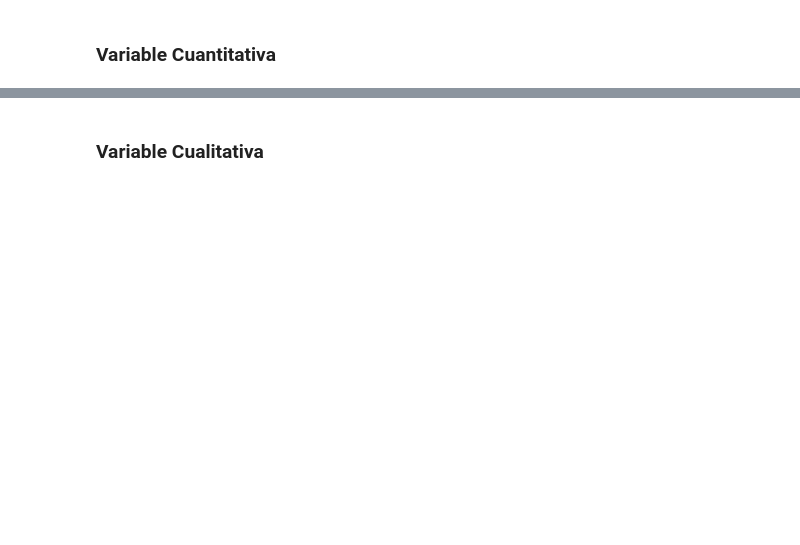
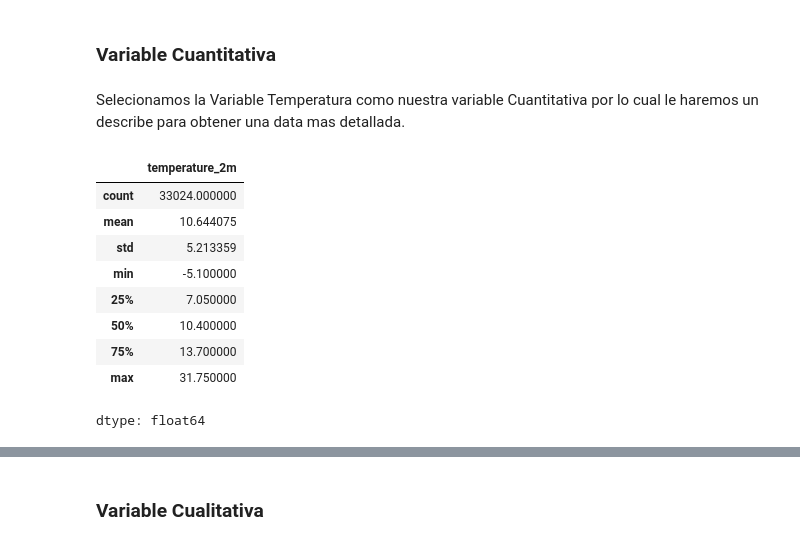
Before and after one commit to DiegoJimenez2003/MineriaDeDatos, a Jupyter notebook: NotebookMineria.ipynb, the cells around one changed output, grey strips where cells are left out. Cells and saved outputs as stored; diff of their text form; code cells hidden in the pictures; blank space fills up the shorter version.

```diff
--- a/NotebookMineria.ipynb
+++ b/NotebookMineria.ipynb
@@ -165,2 +239,17 @@ memory usage: 4.0+ MB
 # %% [markdown]
 ### Variable Cuantitativa
+# %% [markdown]
+Selecionamos la Variable Temperatura como nuestra variable Cuantitativa por lo cual le haremos un describe para obtener una data mas detallada.
+# %%
+data.temperature_2m.describe()
+# %% [output]
+|  | temperature_2m |
+| count | 33024.000000 |
+| mean | 10.644075 |
+| std | 5.213359 |
+| min | -5.100000 |
+| 25% | 7.050000 |
+| 50% | 10.400000 |
+| 75% | 13.700000 |
+| max | 31.750000 |
+dtype: float64
```
Also changed, not shown: parts of 20 cells of this notebook.
